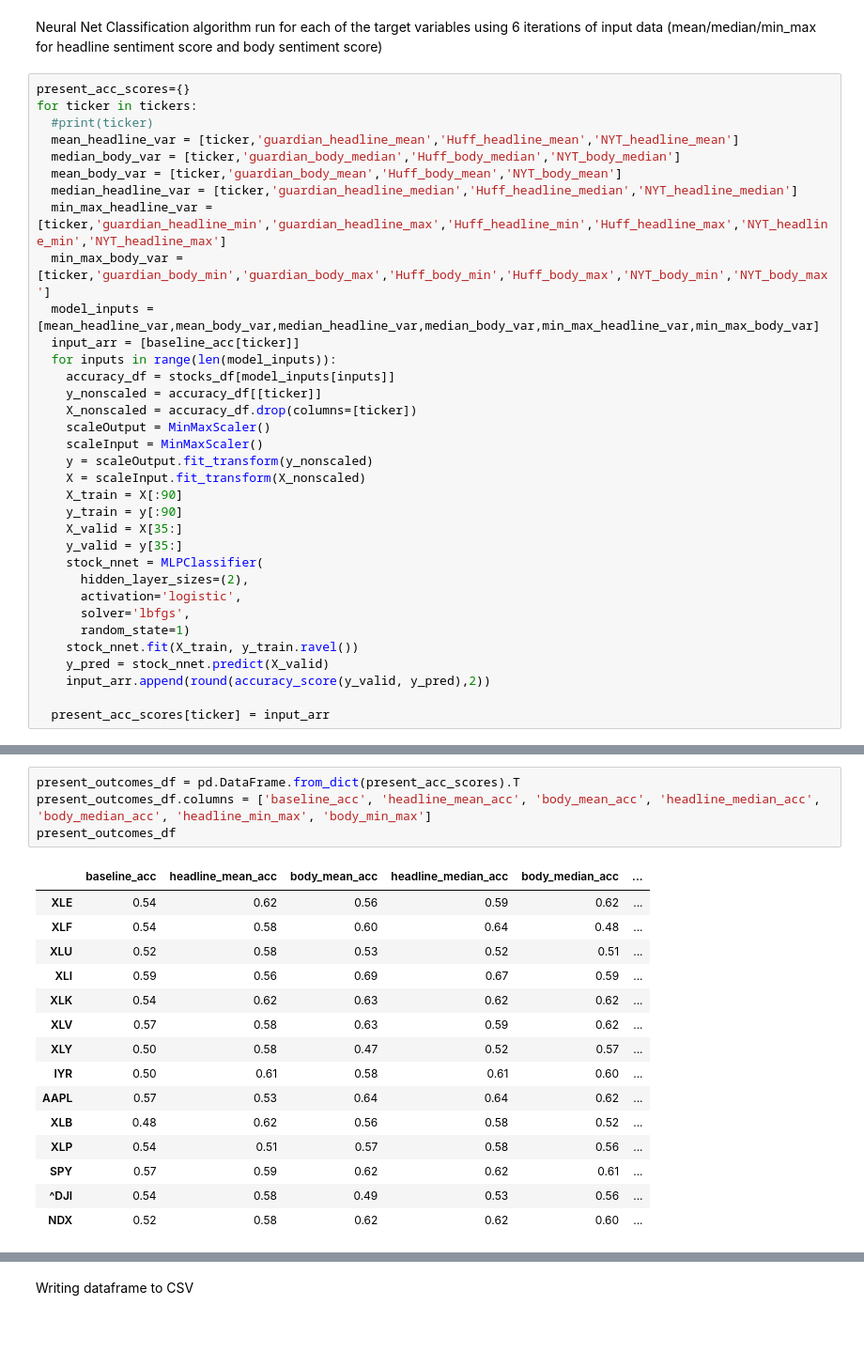
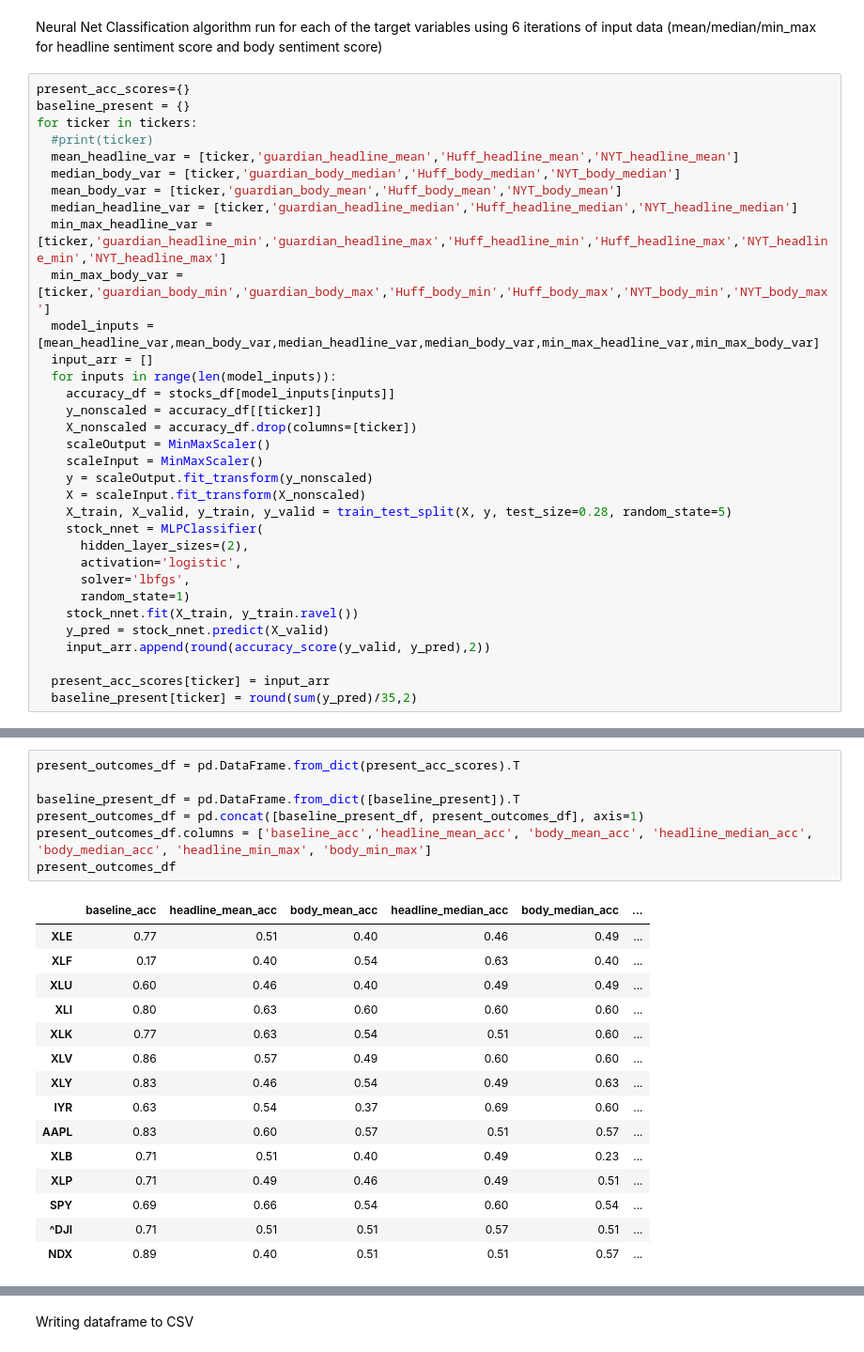
Before and after one commit to IS737StockPicker/stonks, a Jupyter notebook: Neural_Network_Analysis.ipynb, the cells around one changed output, grey strips where cells are left out. Shown at 94% size. Cells and saved outputs as stored; diff of their text form.

```diff
--- a/Neural_Network_Analysis.ipynb
+++ b/Neural_Network_Analysis.ipynb
@@ -85,6 +104,7 @@ for ticker in tickers:
 Neural Net Classification algorithm run for each of the target variables using 6 iterations of input data (mean/median/min_max for headline sentiment score and body sentiment score)
 # %%
 present_acc_scores={}
+baseline_present = {}
 for ticker in tickers:
   #print(ticker)
   mean_headline_var = [ticker,'guardian_headline_mean','Huff_headline_mean','NYT_headline_mean']
@@ -94,7 +114,7 @@ for ticker in tickers:
   min_max_headline_var = [ticker,'guardian_headline_min','guardian_headline_max','Huff_headline_min','Huff_headline_max','NYT_headline_min','NYT_headline_max']
   min_max_body_var = [ticker,'guardian_body_min','guardian_body_max','Huff_body_min','Huff_body_max','NYT_body_min','NYT_body_max']
   model_inputs = [mean_headline_var,mean_body_var,median_headline_var,median_body_var,min_max_headline_var,min_max_body_var]
-  input_arr = [baseline_acc[ticker]]
+  input_arr = []
   for inputs in range(len(model_inputs)):
     accuracy_df = stocks_df[model_inputs[inputs]]
     y_nonscaled = accuracy_df[[ticker]]
@@ -103,10 +123,7 @@ for ticker in tickers:
     scaleInput = MinMaxScaler()
     y = scaleOutput.fit_transform(y_nonscaled)
     X = scaleInput.fit_transform(X_nonscaled)
-    X_train = X[:90]
-    y_train = y[:90]
-    X_valid = X[35:]
-    y_valid = y[35:]
+    X_train, X_valid, y_train, y_valid = train_test_split(X, y, test_size=0.28, random_state=5)
     stock_nnet = MLPClassifier(
       hidden_layer_sizes=(2),
       activation='logistic',
@@ -117,6 +134,7 @@ for ticker in tickers:
     input_arr.append(round(accuracy_score(y_valid, y_pred),2))
 
   present_acc_scores[ticker] = input_arr
+  baseline_present[ticker] = round(sum(y_pred)/35,2)
 # %% [output]
 STOP: TOTAL NO. of ITERATIONS REACHED LIMIT.
 
@@ -138,20 +173,23 @@ Increase the number of iterations (max_iter) or scale the data as shown in:
 # %%
 present_outcomes_df = pd.DataFrame.from_dict(present_acc_scores).T
-present_outcomes_df.columns = ['baseline_acc', 'headline_mean_acc', 'body_mean_acc', 'headline_median_acc', 'body_median_acc', 'headline_min_max', 'body_min_max']
+
+baseline_present_df = pd.DataFrame.from_dict([baseline_present]).T
+present_outcomes_df = pd.concat([baseline_present_df, present_outcomes_df], axis=1)
+present_outcomes_df.columns = ['baseline_acc','headline_mean_acc', 'body_mean_acc', 'headline_median_acc', 'body_median_acc', 'headline_min_max', 'body_min_max']
 present_outcomes_df
 # %% [output]
 |  | baseline_acc | headline_mean_acc | body_mean_acc | headline_median_acc | body_median_acc | ... |
-| XLE | 0.54 | 0.62 | 0.56 | 0.59 | 0.62 | ... |
-| XLF | 0.54 | 0.58 | 0.60 | 0.64 | 0.48 | ... |
-| XLU | 0.52 | 0.58 | 0.53 | 0.52 | 0.51 | ... |
-| XLI | 0.59 | 0.56 | 0.69 | 0.67 | 0.59 | ... |
-| XLK | 0.54 | 0.62 | 0.63 | 0.62 | 0.62 | ... |
-| XLV | 0.57 | 0.58 | 0.63 | 0.59 | 0.62 | ... |
-| XLY | 0.50 | 0.58 | 0.47 | 0.52 | 0.57 | ... |
-| IYR | 0.50 | 0.61 | 0.58 | 0.61 | 0.60 | ... |
-| AAPL | 0.57 | 0.53 | 0.64 | 0.64 | 0.62 | ... |
-| XLB | 0.48 | 0.62 | 0.56 | 0.58 | 0.52 | ... |
-| XLP | 0.54 | 0.51 | 0.57 | 0.58 | 0.56 | ... |
-| SPY | 0.57 | 0.59 | 0.62 | 0.62 | 0.61 | ... |
-| ^DJI | 0.54 | 0.58 | 0.49 | 0.53 | 0.56 | ... |
-| NDX | 0.52 | 0.58 | 0.62 | 0.62 | 0.60 | ... |
+| XLE | 0.77 | 0.51 | 0.40 | 0.46 | 0.49 | ... |
+| XLF | 0.17 | 0.40 | 0.54 | 0.63 | 0.40 | ... |
+| XLU | 0.60 | 0.46 | 0.40 | 0.49 | 0.49 | ... |
+| XLI | 0.80 | 0.63 | 0.60 | 0.60 | 0.60 | ... |
+| XLK | 0.77 | 0.63 | 0.54 | 0.51 | 0.60 | ... |
+| XLV | 0.86 | 0.57 | 0.49 | 0.60 | 0.60 | ... |
+| XLY | 0.83 | 0.46 | 0.54 | 0.49 | 0.63 | ... |
+| IYR | 0.63 | 0.54 | 0.37 | 0.69 | 0.60 | ... |
+| AAPL | 0.83 | 0.60 | 0.57 | 0.51 | 0.57 | ... |
+| XLB | 0.71 | 0.51 | 0.40 | 0.49 | 0.23 | ... |
+| XLP | 0.71 | 0.49 | 0.46 | 0.49 | 0.51 | ... |
+| SPY | 0.69 | 0.66 | 0.54 | 0.60 | 0.54 | ... |
+| ^DJI | 0.71 | 0.51 | 0.51 | 0.57 | 0.51 | ... |
+| NDX | 0.89 | 0.40 | 0.51 | 0.51 | 0.57 | ... |
```
Also changed, not shown: parts of 12 cells of this notebook.
